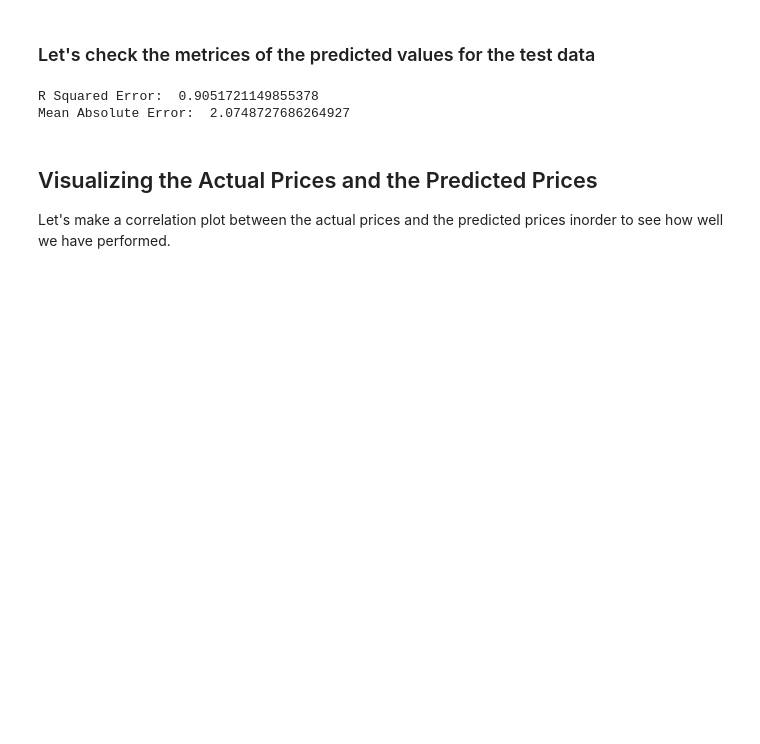
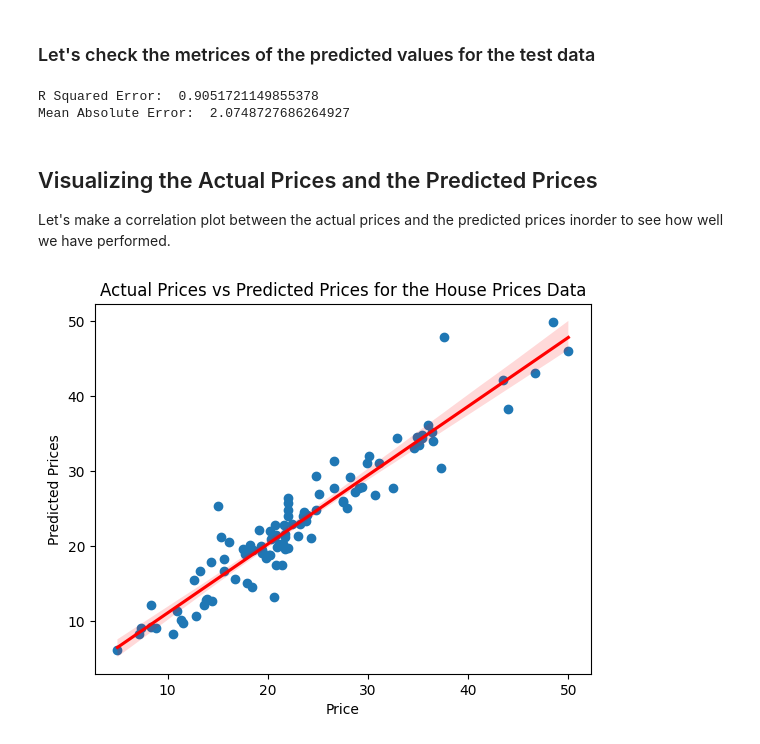
Before and after one commit to samarranjit/House_Prices_Prediction_XGBoost_Regression, a Jupyter notebook: House_Price_Prediction_Using_XGBoost_Regression.ipynb, the cells around one changed output. Cells and saved outputs as stored; diff of their text form; code cells hidden in the pictures; blank space fills up the shorter version.

```diff
--- a/House_Price_Prediction_Using_XGBoost_Regression.ipynb
+++ b/House_Price_Prediction_Using_XGBoost_Regression.ipynb
@@ -335,3 +383,18 @@ Mean Absolute Error:  2.0748727686264927
 ## Visualizing the Actual Prices and the Predicted Prices
 
 Let's make a correlation plot between the actual prices and the predicted prices inorder to see how well we have performed.
+# %%
+import matplotlib.pyplot as plt
+import seaborn as sns
+
+plt.scatter(Y_Test, test_data_prediction)
+plt.xlabel("Actual Prices")
+plt.ylabel("Predicted Prices")
+plt.title("Actual Prices vs Predicted Prices for the House Prices Data")
+
+# Add a regression line
+sns.regplot(x=Y_Test, y=test_data_prediction, scatter=False, color='red')
+
+plt.show()
+# %% [output]
+[figure, added]
```
Also changed, not shown: parts of 12 cells of this notebook.
